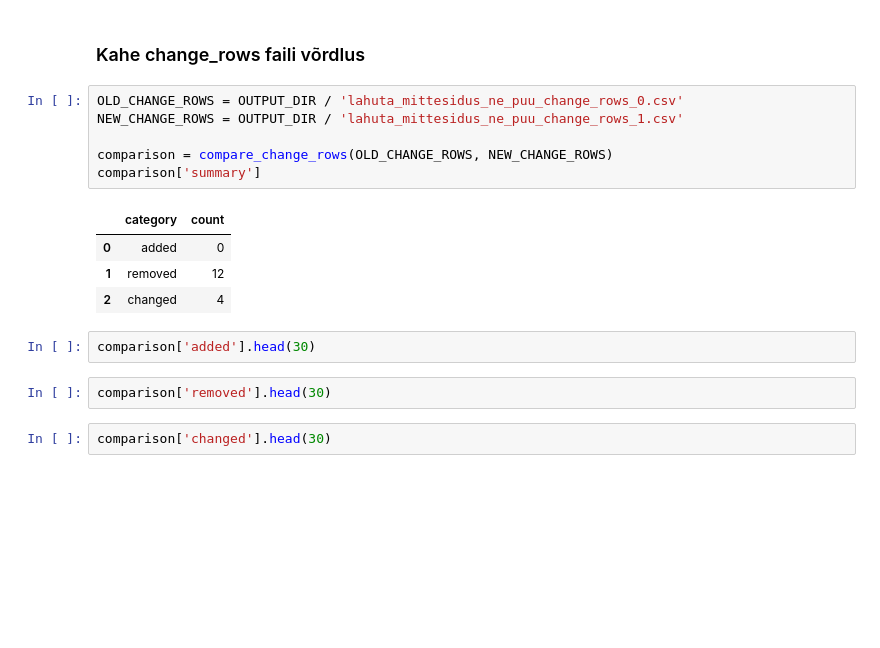
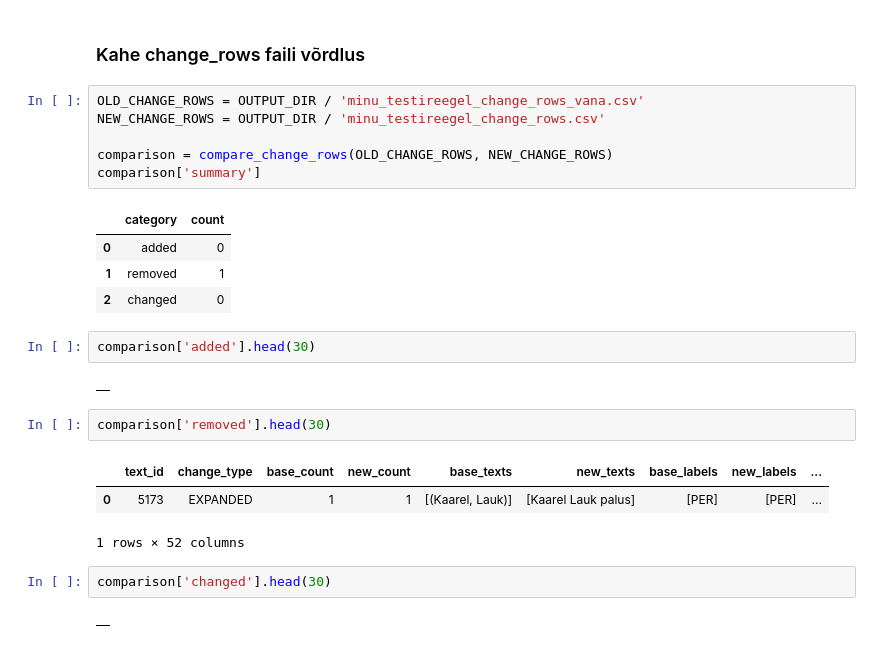
Before and after one commit to kaarelkytt/rule_based_ner_correction, a Jupyter notebook: testi_reeglit.ipynb, the cells around one changed output. Drawn from its saved outputs; the diff is of its cells as text; blank space fills up the shorter version.

```diff
--- a/testi_reeglit.ipynb
+++ b/testi_reeglit.ipynb
@@ -155,20 +125,28 @@ change_rows[:20]
 # %% [markdown]
 ### Kahe change_rows faili võrdlus
 # %%
-OLD_CHANGE_ROWS = OUTPUT_DIR / 'lahuta_mittesidus_ne_puu_change_rows_0.csv'
-NEW_CHANGE_ROWS = OUTPUT_DIR / 'lahuta_mittesidus_ne_puu_change_rows_1.csv'
+OLD_CHANGE_ROWS = OUTPUT_DIR / 'minu_testireegel_change_rows_vana.csv'
+NEW_CHANGE_ROWS = OUTPUT_DIR / 'minu_testireegel_change_rows.csv'
 
 comparison = compare_change_rows(OLD_CHANGE_ROWS, NEW_CHANGE_ROWS)
 comparison['summary']
 # %% [output]
 |  | category | count |
 | 0 | added | 0 |
-| 1 | removed | 12 |
-| 2 | changed | 4 |
+| 1 | removed | 1 |
+| 2 | changed | 0 |
 # %%
 comparison['added'].head(30)
+# %% [output]
+|  |
 # %%
 comparison['removed'].head(30)
+# %% [output]
+|  | text_id | change_type | base_count | new_count | base_texts | new_texts | base_labels | new_labels | ... |
+| 0 | 5173 | EXPANDED | 1 | 1 | [(Kaarel, Lauk)] | [Kaarel Lauk palus] | [PER] | [PER] | ... |
+1 rows × 52 columns
 # %%
 comparison['changed'].head(30)
+# %% [output]
+|  |
 # %% [markdown]
```
Also changed, not shown: parts of 16 cells of this notebook, 29 other files.
